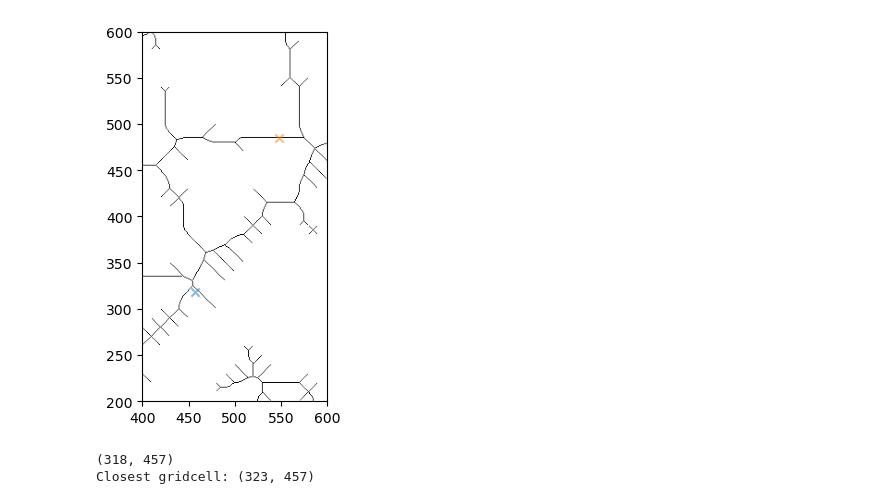
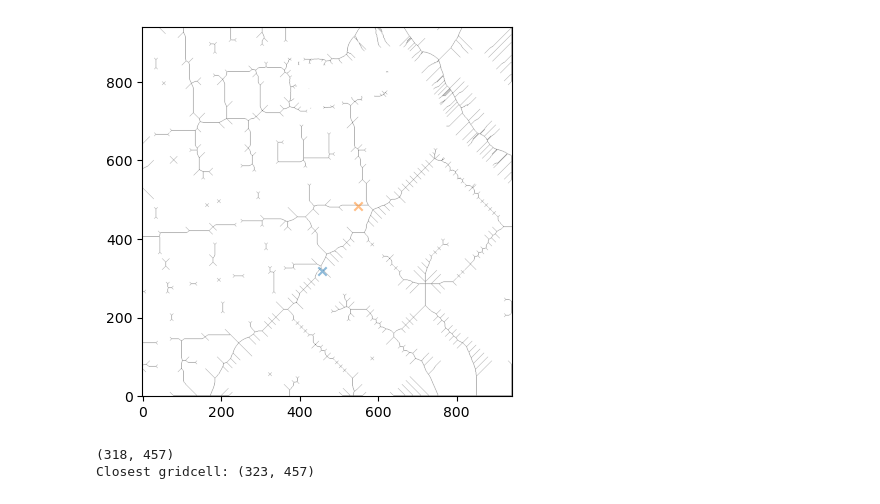
Before and after one commit to ronen-aniti/Motion-Planning, a Jupyter notebook: Notebook.ipynb, the cells around one changed output. Drawn from its saved outputs; the diff is of its cells as text; code cells hidden in the pictures.

Commit message:
Making 2d grid search default

```diff
--- a/Notebook.ipynb
+++ b/Notebook.ipynb
@@ -2,0 +10,9 @@ from medial_axis_map import MedialAxisGridMap
+# %%
+import matplotlib.pyplot as plt
+plt.rcParams['figure.figsize'] = [12, 12]
+plt.imshow(m2.grid, origin='lower', cmap='Greys')
+plt.scatter(m2.current_grid_location[1], m2.current_grid_location[0], marker='x', alpha=0.5)
+plt.scatter(m2.goal_grid_location[1], m2.goal_grid_location[0], marker='x', alpha=0.5)
+plt.xlim([400, 600])
+plt.ylim([200, 650])
+plt.show()
@@ -7,12 +25,12 @@ import matplotlib.pyplot as plt
 # %%
 plt.imshow(m.grid, origin='lower', cmap='Greys')
 plt.scatter(m.current_grid_location[1], m.current_grid_location[0], marker='x', alpha=0.5)
 plt.scatter(m.goal_grid_location[1], m.goal_grid_location[0], marker='x', alpha=0.5)
-plt.xlim([400, 600])
-plt.ylim([200, 600])
+#plt.xlim([400, 600])
+#plt.ylim([200, 600])
 plt.show()
 # %% [output]
-[figure, old version]
+[figure, new version]
 # %%
 print(m.current_grid_location)
 # %% [output]
```
Also changed, not shown: parts of 4 cells of this notebook, 2 other files.
